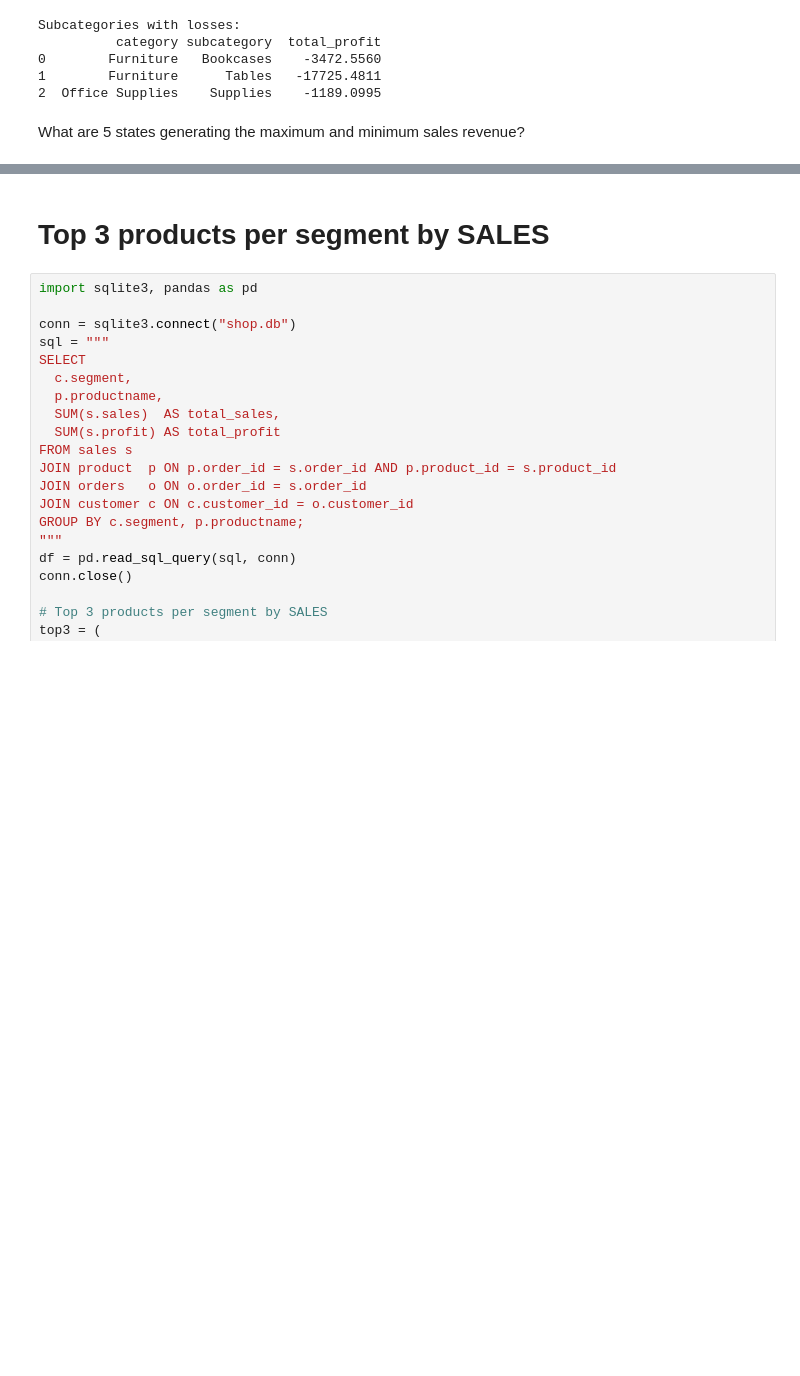
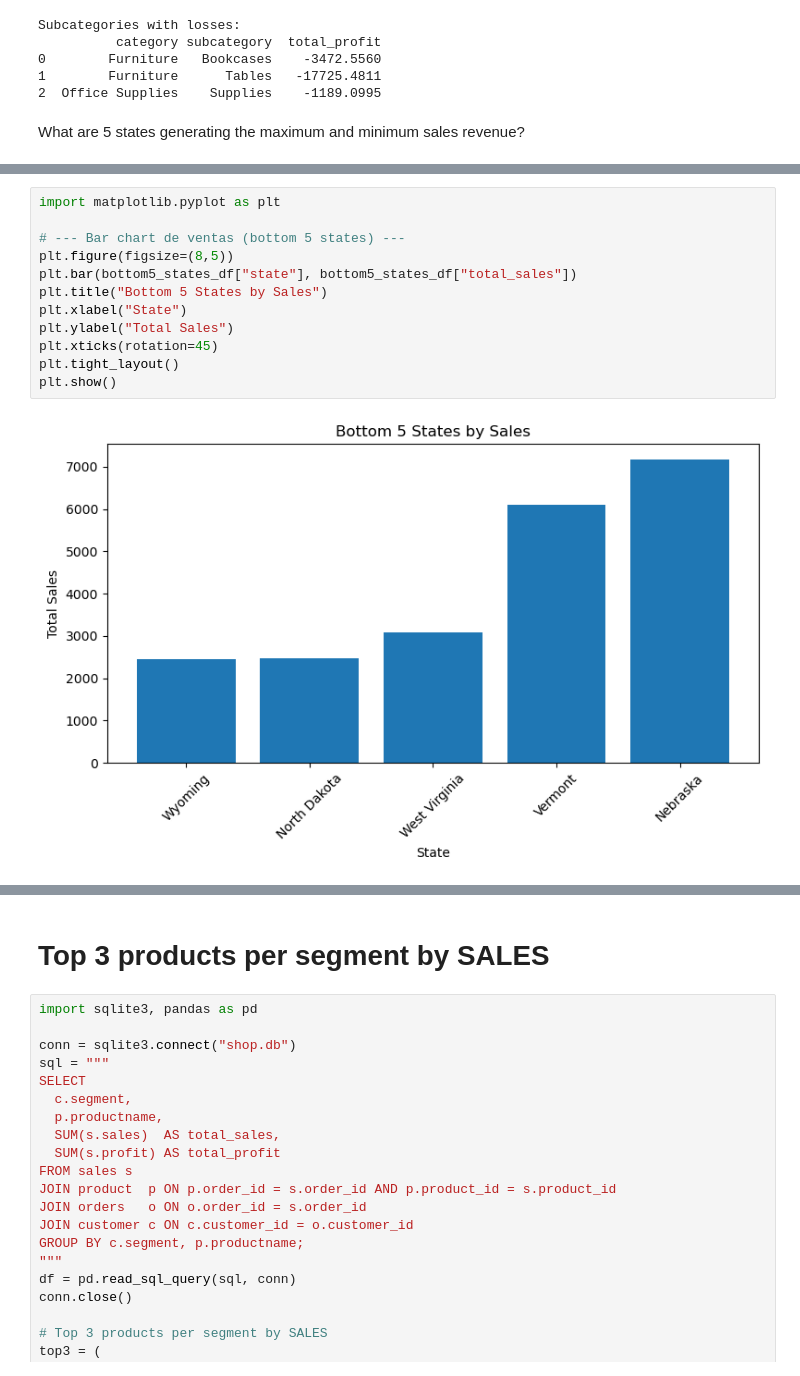
Before and after one commit to bruno-aro/Test, a Jupyter notebook: Project_5.ipynb, the cells around one changed output, grey strips where cells are left out. Drawn from its saved outputs; the diff is of its cells as text; blank space fills up the shorter version.

```diff
--- a/Project_5.ipynb
+++ b/Project_5.ipynb
@@ -531,0 +470,14 @@ OperationalError: no such column: s.sales
+# %%
+import matplotlib.pyplot as plt
+
+# --- Bar chart de ventas (bottom 5 states) ---
+plt.figure(figsize=(8,5))
+plt.bar(bottom5_states_df["state"], bottom5_states_df["total_sales"])
+plt.title("Bottom 5 States by Sales")
+plt.xlabel("State")
+plt.ylabel("Total Sales")
+plt.xticks(rotation=45)
+plt.tight_layout()
+plt.show()
+# %% [output]
+[figure, added]
```
Also changed, not shown: parts of 5 cells of this notebook.
